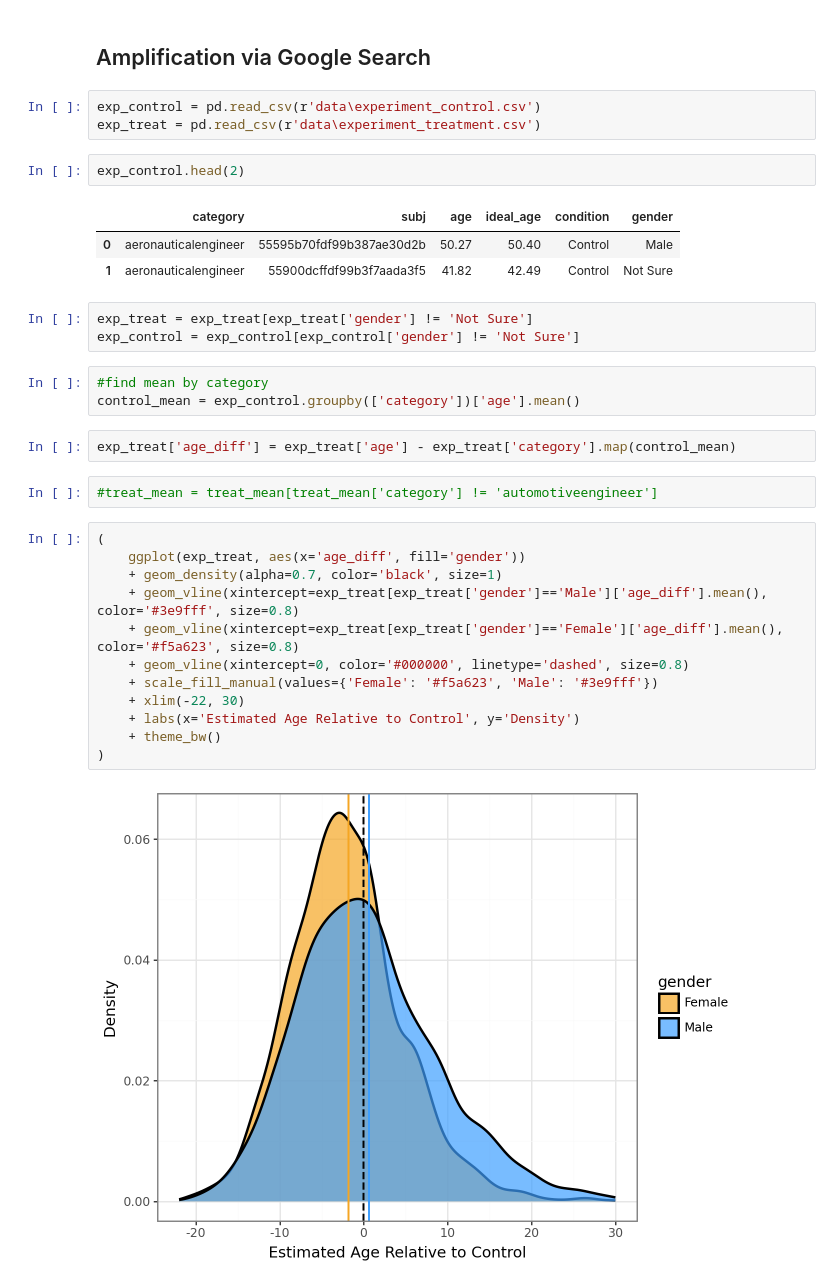
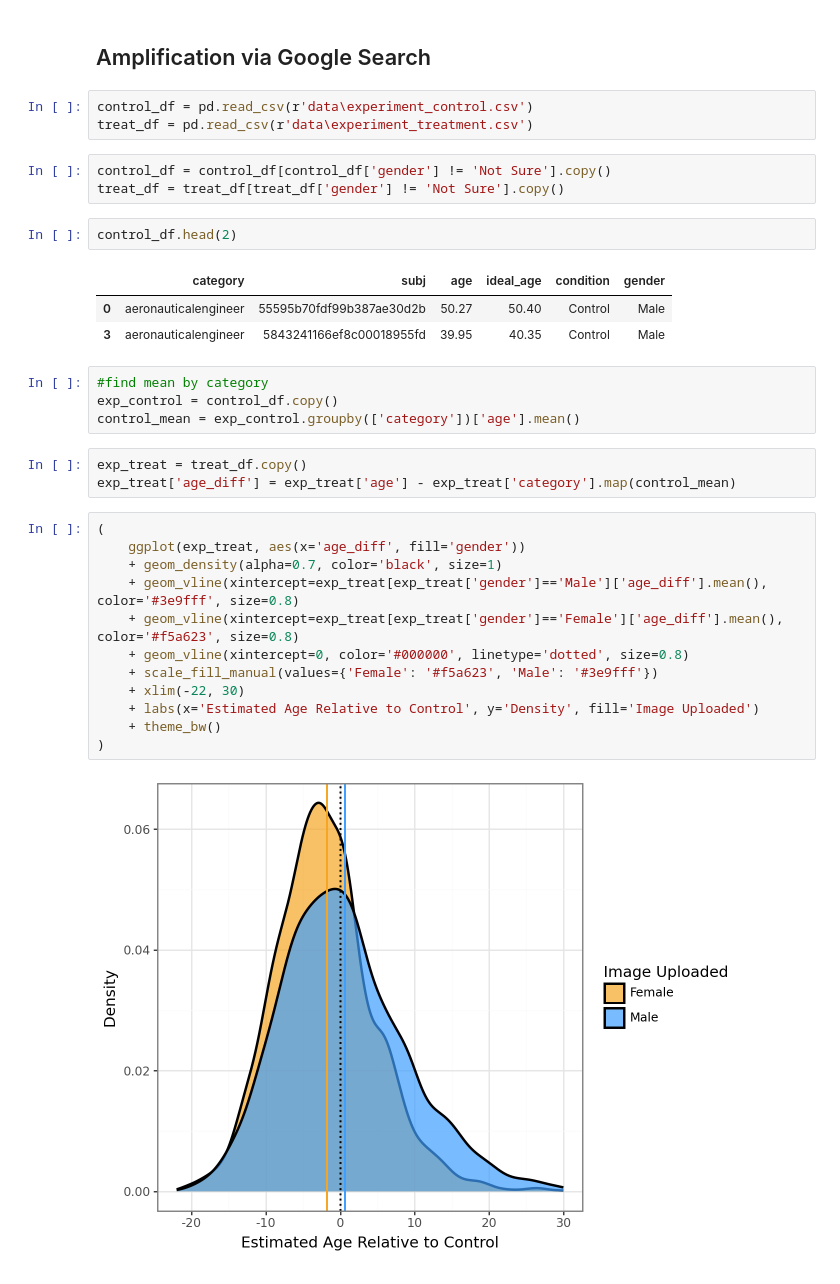
Before and after one commit to romgzn/Data_Analysis_Machine_Learning_Assignments, a Jupyter notebook: second_assignment/age_gender_cor.ipynb, the cells around one changed output. Saved outputs shown, nothing was run; the diff lists cells and outputs as text.

```diff
--- a/second_assignment/age_gender_cor.ipynb
+++ b/second_assignment/age_gender_cor.ipynb
@@ -176,35 +176,35 @@ final_plot.show()
 # %% [markdown]
 ## Amplification via Google Search
 # %%
-exp_control = pd.read_csv(r'data\experiment_control.csv')
-exp_treat = pd.read_csv(r'data\experiment_treatment.csv')
+control_df = pd.read_csv(r'data\experiment_control.csv')
+treat_df = pd.read_csv(r'data\experiment_treatment.csv')
-# %%
-exp_control.head(2)
-# %% [output]
-|  | category | subj | age | ideal_age | condition | gender |
-| 0 | aeronauticalengineer | 55595b70fdf99b387ae30d2b | 50.27 | 50.40 | Control | Male |
-| 1 | aeronauticalengineer | 55900dcffdf99b3f7aada3f5 | 41.82 | 42.49 | Control | Not Sure |
 # %%
-exp_treat = exp_treat[exp_treat['gender'] != 'Not Sure']
-exp_control = exp_control[exp_control['gender'] != 'Not Sure']
+control_df = control_df[control_df['gender'] != 'Not Sure'].copy()
+treat_df = treat_df[treat_df['gender'] != 'Not Sure'].copy()
+# %%
+control_df.head(2)
+# %% [output]
+|  | category | subj | age | ideal_age | condition | gender |
+| 0 | aeronauticalengineer | 55595b70fdf99b387ae30d2b | 50.27 | 50.40 | Control | Male |
+| 3 | aeronauticalengineer | 5843241166ef8c00018955fd | 39.95 | 40.35 | Control | Male |
 # %%
 #find mean by category
+exp_control = control_df.copy()
 control_mean = exp_control.groupby(['category'])['age'].mean()
 # %%
+exp_treat = treat_df.copy()
 exp_treat['age_diff'] = exp_treat['age'] - exp_treat['category'].map(control_mean)
-# %%
-#treat_mean = treat_mean[treat_mean['category'] != 'automotiveengineer']
 # %%
 (
     ggplot(exp_treat, aes(x='age_diff', fill='gender'))
     + geom_density(alpha=0.7, color='black', size=1)
     + geom_vline(xintercept=exp_treat[exp_treat['gender']=='Male']['age_diff'].mean(), color='#3e9fff', size=0.8)
     + geom_vline(xintercept=exp_treat[exp_treat['gender']=='Female']['age_diff'].mean(), color='#f5a623', size=0.8)
-    + geom_vline(xintercept=0, color='#000000', linetype='dashed', size=0.8)
+    + geom_vline(xintercept=0, color='#000000', linetype='dotted', size=0.8)
     + scale_fill_manual(values={'Female': '#f5a623', 'Male': '#3e9fff'})
     + xlim(-22, 30)
-    + labs(x='Estimated Age Relative to Control', y='Density')
+    + labs(x='Estimated Age Relative to Control', y='Density', fill='Image Uploaded')
     + theme_bw()
 )
 # %% [output]
-[figure, old version]
+[figure, new version]
```
Also changed, not shown: parts of 7 cells of this notebook.
